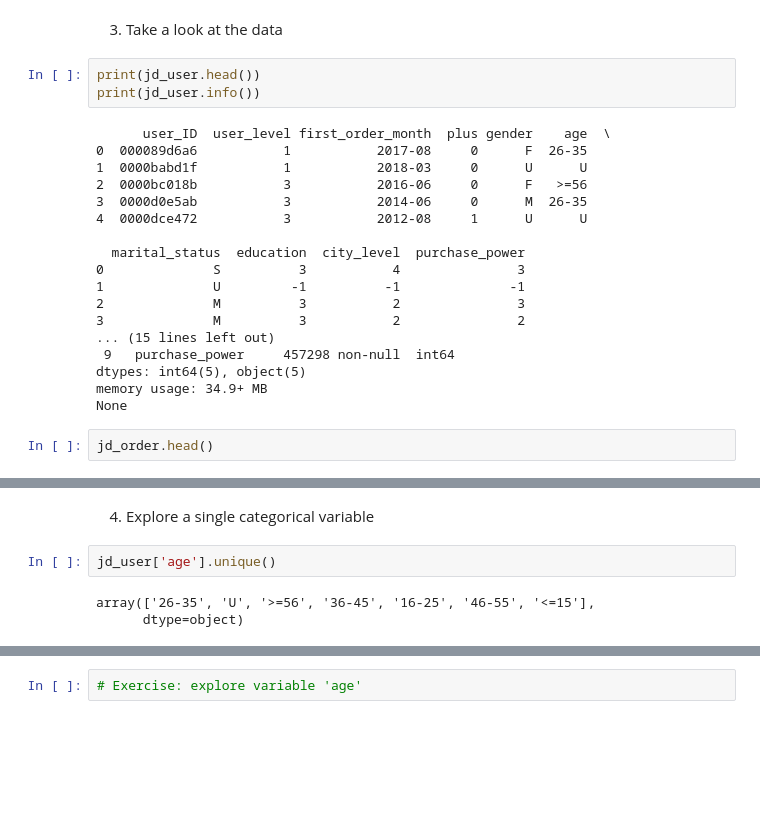
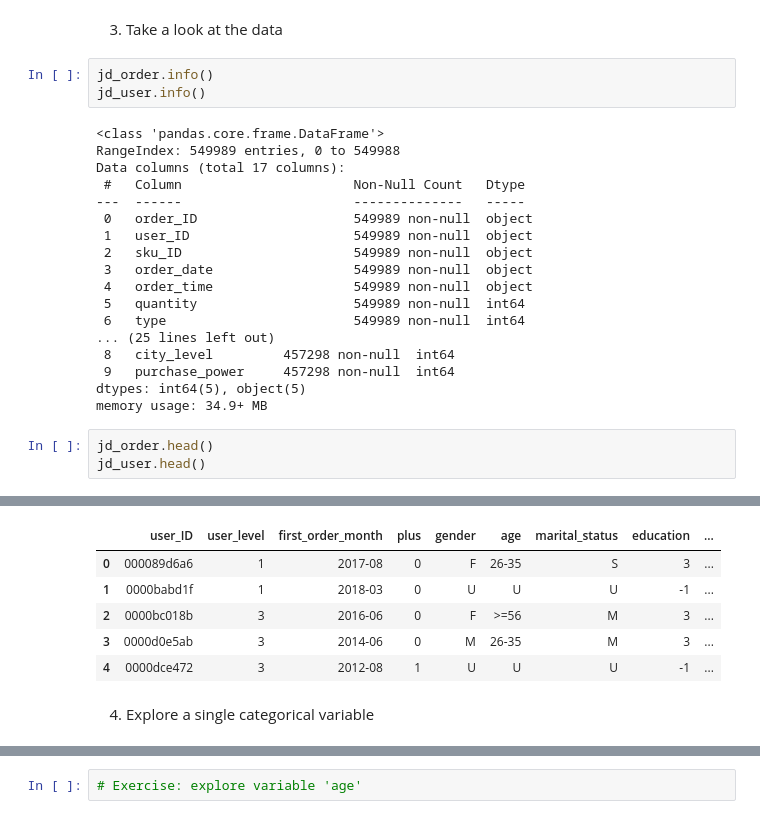
Before and after one commit to emilyneaville/DSCI-5240, a Jupyter notebook: Week 2/DSCI 5240 Data Exploration-Student.ipynb, the cells around one changed output, grey strips where cells are left out. Cells and saved outputs as stored; diff of their text form; blank space fills up the shorter version.

```diff
--- a/Week 2/DSCI 5240 Data Exploration-Student.ipynb
+++ b/Week 2/DSCI 5240 Data Exploration-Student.ipynb
@@ -20,39 +28,41 @@ jd_user = pd.read_csv('JD_user_data.csv')
 # %% [markdown]
 3. Take a look at the data
 # %%
-print(jd_user.head())
-print(jd_user.info())
+jd_order.info()
+jd_user.info()
 # %% [output]
-      user_ID  user_level first_order_month  plus gender    age  \
-0  000089d6a6           1           2017-08     0      F  26-35
-1  0000babd1f           1           2018-03     0      U      U
-2  0000bc018b           3           2016-06     0      F   >=56
-3  0000d0e5ab           3           2014-06     0      M  26-35
-4  0000dce472           3           2012-08     1      U      U
-
-  marital_status  education  city_level  purchase_power
-0              S          3           4               3
-1              U         -1          -1              -1
-2              M          3           2               3
-3              M          3           2               2
-... (15 lines left out)
+<class 'pandas.core.frame.DataFrame'>
+RangeIndex: 549989 entries, 0 to 549988
+Data columns (total 17 columns):
+ #   Column                      Non-Null Count   Dtype
+---  ------                      --------------   -----
+ 0   order_ID                    549989 non-null  object
+ 1   user_ID                     549989 non-null  object
+ 2   sku_ID                      549989 non-null  object
+ 3   order_date                  549989 non-null  object
+ 4   order_time                  549989 non-null  object
+ 5   quantity                    549989 non-null  int64
+ 6   type                        549989 non-null  int64
+... (25 lines left out)
+ 8   city_level         457298 non-null  int64
  9   purchase_power     457298 non-null  int64
 dtypes: int64(5), object(5)
 memory usage: 34.9+ MB
-None
 # %%
 jd_order.head()
+jd_user.head()
 # %% [output]
 |  | order_ID | user_ID | sku_ID | order_date | order_time | quantity | type | promise | original_unit_price | ... |
 | 0 | d0cf5cc6db | 0abe9ef2ce | 581d5b54c1 | 2018-03-01 | 2018-03-01 17:14:25.0 | 1 | 2 | - | 89.0 | ... |
 | 1 | 7444318d01 | 33a9e56257 | 067b673f2b | 2018-03-01 | 2018-03-01 11:10:40.0 | 1 | 1 | 2 | 99.9 | ... |
 | 2 | f973b01694 | 4ea3cf408f | 623d0a582a | 2018-03-01 | 2018-03-01 09:13:26.0 | 1 | 1 | 2 | 78.0 | ... |
 | 3 | 8c1cec8d4b | b87cb736cb | fc5289b139 | 2018-03-01 | 2018-03-01 21:29:50.0 | 1 | 1 | 2 | 61.0 | ... |
 | 4 | d43a33c38a | 4829223b6f | 623d0a582a | 2018-03-01 | 2018-03-01 19:13:37.0 | 1 | 1 | 1 | 78.0 | ... |
+|  | user_ID | user_level | first_order_month | plus | gender | age | marital_status | education | ... |
+| 0 | 000089d6a6 | 1 | 2017-08 | 0 | F | 26-35 | S | 3 | ... |
+| 1 | 0000babd1f | 1 | 2018-03 | 0 | U | U | U | -1 | ... |
+| 2 | 0000bc018b | 3 | 2016-06 | 0 | F | >=56 | M | 3 | ... |
+| 3 | 0000d0e5ab | 3 | 2014-06 | 0 | M | 26-35 | M | 3 | ... |
+| 4 | 0000dce472 | 3 | 2012-08 | 1 | U | U | U | -1 | ... |
 # %% [markdown]
 4. Explore a single categorical variable
-# %%
-jd_user['age'].unique()
-# %% [output]
-array(['26-35', 'U', '>=56', '36-45', '16-25', '46-55', '<=15'],
-      dtype=object)
```
Also changed, not shown: parts of 5 cells of this notebook.
